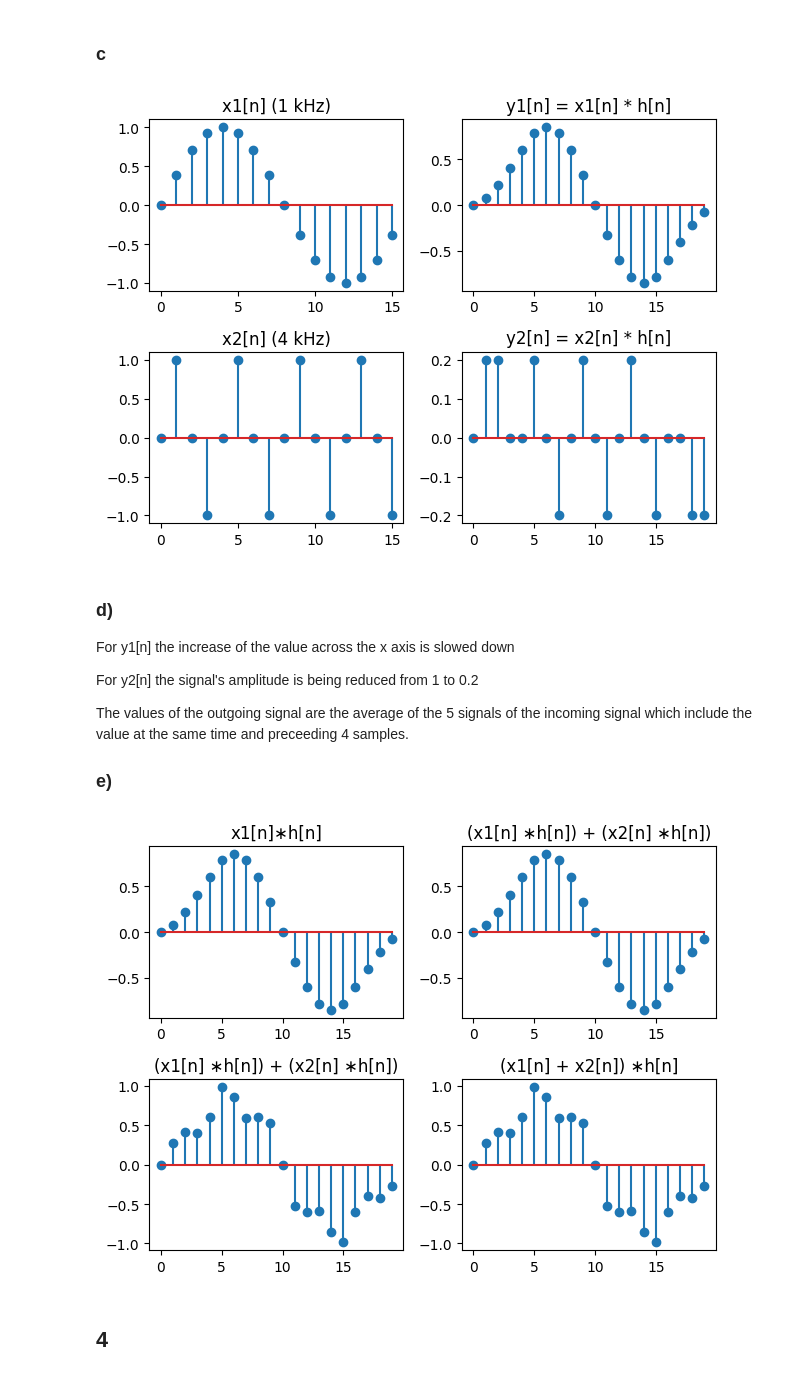
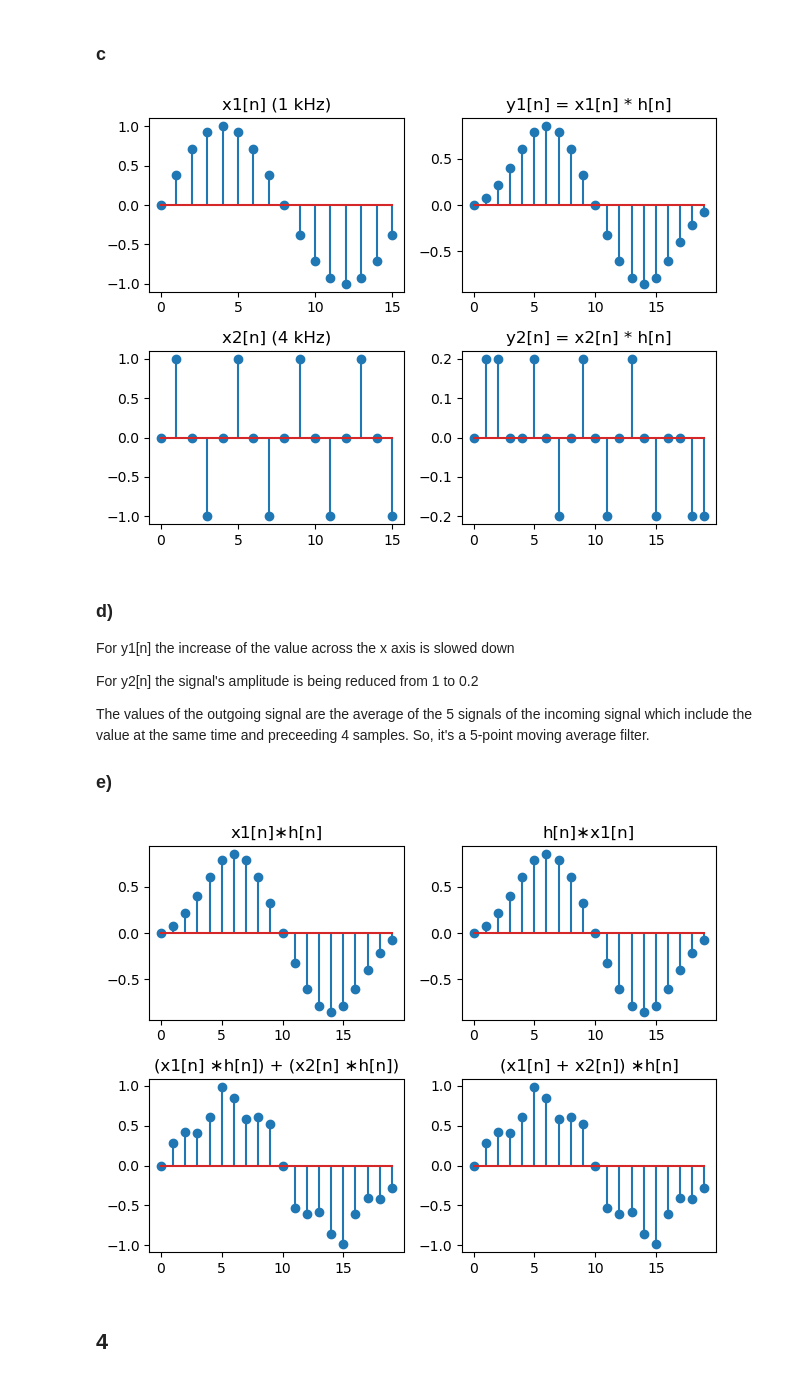
Before and after one commit to schubertosamo/Hausaufgabe.1, a Jupyter notebook: homework_01_group_F.ipynb, the cells around one changed output. Saved outputs shown, nothing was run; the diff lists cells and outputs as text; code cells hidden in the pictures.

```diff
--- a/homework_01_group_F.ipynb
+++ b/homework_01_group_F.ipynb
@@ -57,22 +55,22 @@ plt.show()
 
 ### b)
 # %%
-def convolve(a, b):
-    a_length = len(a)
-    b_length = len(b)
+def convolve(x, h):
+    x_length = len(x)
+    h_length = len(h)
     y = 0
     ausgangSignal = []
-    for n in range(a_length + b_length - 1):
+    for n in range(x_length + h_length - 1):
         y = 0
-        for k in range(b_length):
-            if 0 <= n -k < a_length:
-                y += b[k]*a[n-k]
+        for k in range(h_length):
+            if 0 <= n -k < x_length:
+                y += h[k]*x[n-k]
         ausgangSignal.append(y)
     return ausgangSignal
 
-a = [1, -1]
-b = [2, 0 ,0, 1]
-print(convolve(a, b))
+x = [1, -1]
+h = [2, 0 ,0, 1]
+print(convolve(x, h))
 # %% [output]
 [2, -2, 0, 1, -1]
 # %% [markdown]
@@ -94,8 +92,6 @@ x2 = np.sin(2 * np.pi * f2 * n / fs)  # 4 kHz
 
 # the impuls response from a)
 h = [0.2, 0.2, 0.2, 0.2, 0.2]
-# h = [0,0,0,0,0,0,0,0,0,0.2, 0.2, 0.2, 0.2, 0.2,0,0,0,0,0,0,0,0,0,0,0,0,0,0,0,0,0,0,0] <- we tried something with it
-
 
 # Convolution
 y1 = convolve(x1, h)
@@ -128,7 +124,7 @@ plt.title("y2[n] = x2[n] * h[n]")
 plt.tight_layout()
 plt.show()
 # %% [output]
-[figure, old version]
+[figure, new version]
 # %% [markdown]
 ### d)
 For y1[n] the increase of the value across the x axis is slowed down
@@ -136,37 +132,38 @@ For y1[n] the increase of the value across the x axis is slowed down
 For y2[n] the signal's amplitude is being reduced from 1 to 0.2
 
 The values of the outgoing signal are the average of the 5 signals of the incoming signal which include the value at the same time and preceeding 4 samples.
+So, it's a 5-point moving average filter.
 ### e)
 # %%
 # Commutative property of convolution
 L1 = convolve(x1, h)
 R1 = convolve(h, x1)
 
 # Distributive property of convolution
 L2a = convolve(x1, h)
 L2b = convolve(x2, h)
 L2 = np.array(L2a) + np.array(L2b)
 R2 = convolve(x1 + x2, h)
 
 plt.subplot(2, 2, 1)
 plt.stem(np.arange(len(L1)) , L1)
 plt.title("x1[n]∗h[n]")
 
 plt.subplot(2, 2, 2)
 plt.stem(np.arange(len(R1)) , R1)
-plt.title("(x1[n] ∗h[n]) + (x2[n] ∗h[n])")
+plt.title("h[n]∗x1[n]")
 
 plt.subplot(2, 2, 3)
 plt.stem(np.arange(len(L2)) , L2)
 plt.title("(x1[n] ∗h[n]) + (x2[n] ∗h[n])")
 
 plt.subplot(2, 2, 4)
 plt.stem(np.arange(len(R2)), R2)
 plt.title("(x1[n] + x2[n]) ∗h[n]")
 
 plt.tight_layout()
 plt.show()
 # %% [output]
-[figure, old version]
+[figure, new version]
 # %% [markdown]
 ## 4
```
Also changed, not shown: parts of 8 cells of this notebook.
